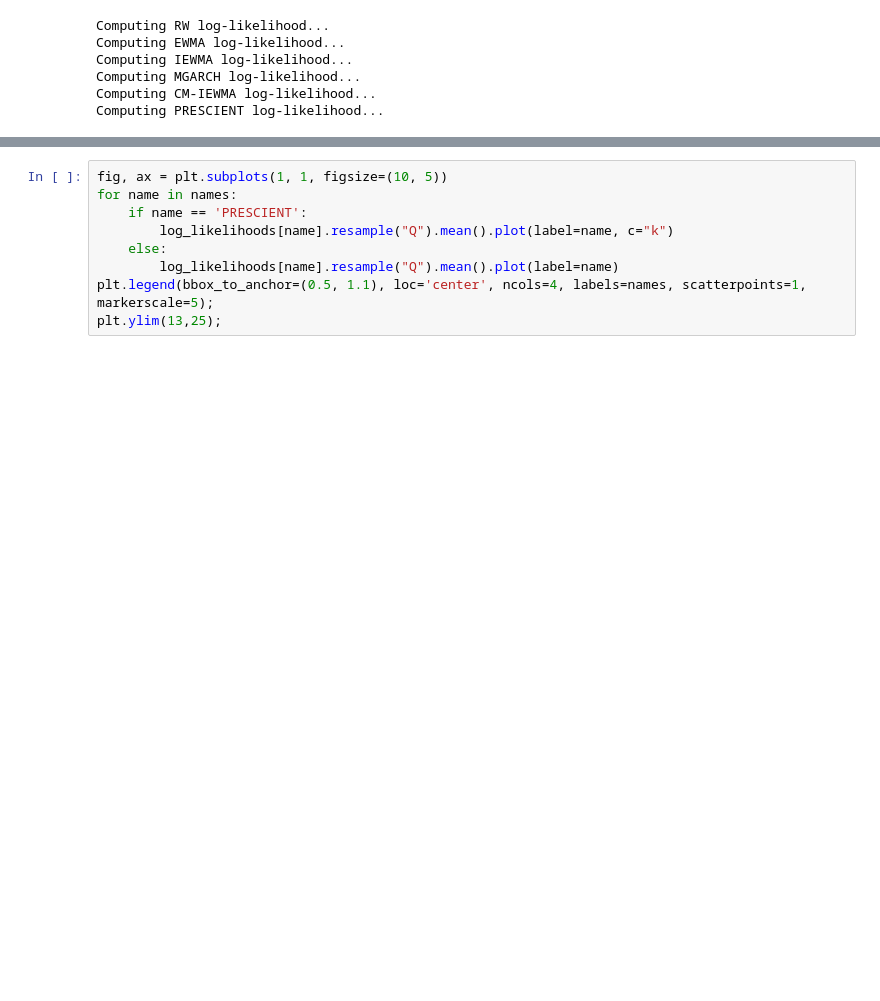
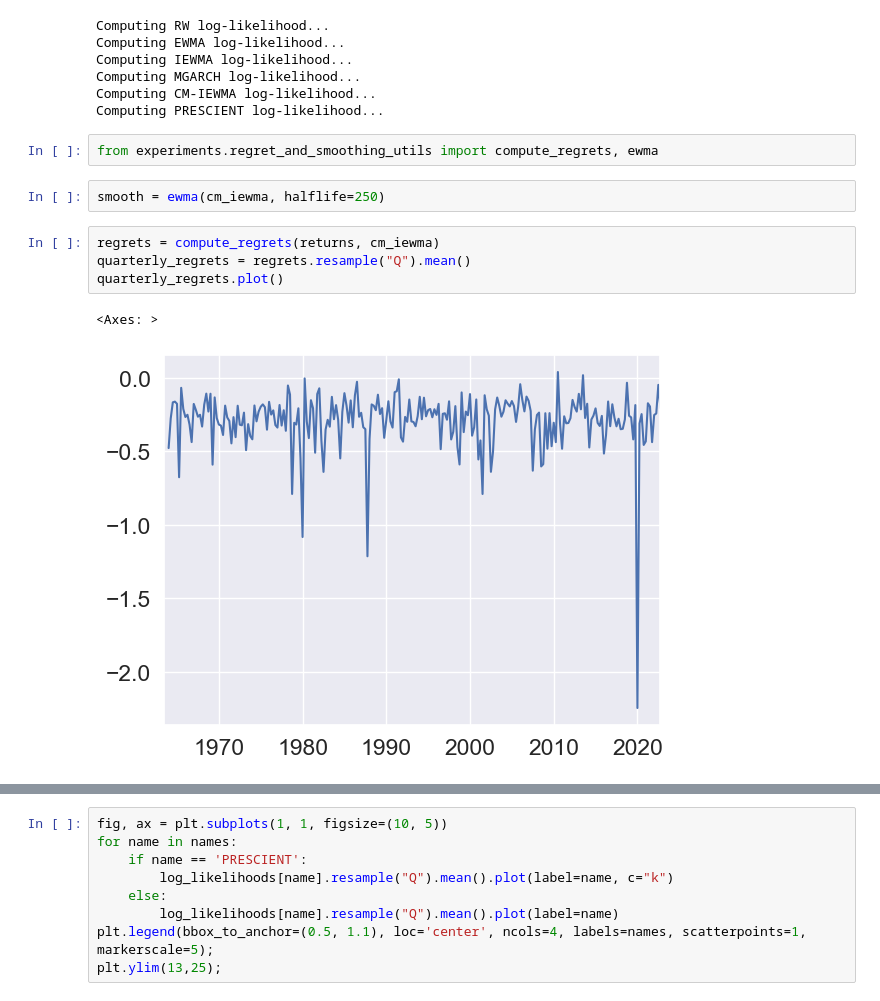
Before and after one commit to cvxgrp/cov_pred_finance, a Jupyter notebook: experiments/factor_portfolios.ipynb, the cells around one changed output, grey strips where cells are left out. Drawn from its saved outputs; the diff is of its cells as text; blank space fills up the shorter version.

Commit message:
experiments

```diff
--- a/experiments/factor_portfolios.ipynb
+++ b/experiments/factor_portfolios.ipynb
@@ -190,3 +200,14 @@ Computing IEWMA log-likelihood...
 Computing MGARCH log-likelihood...
 Computing CM-IEWMA log-likelihood...
 Computing PRESCIENT log-likelihood...
+# %%
+from experiments.regret_and_smoothing_utils import compute_regrets, ewma
+# %%
+smooth = ewma(cm_iewma, halflife=250)
+# %%
+regrets = compute_regrets(returns, cm_iewma)
+quarterly_regrets = regrets.resample("Q").mean()
+quarterly_regrets.plot()
+# %% [output]
+<Axes: >
+[figure, added]
```
Also changed, not shown: parts of 8 cells of this notebook, 3 other files.
